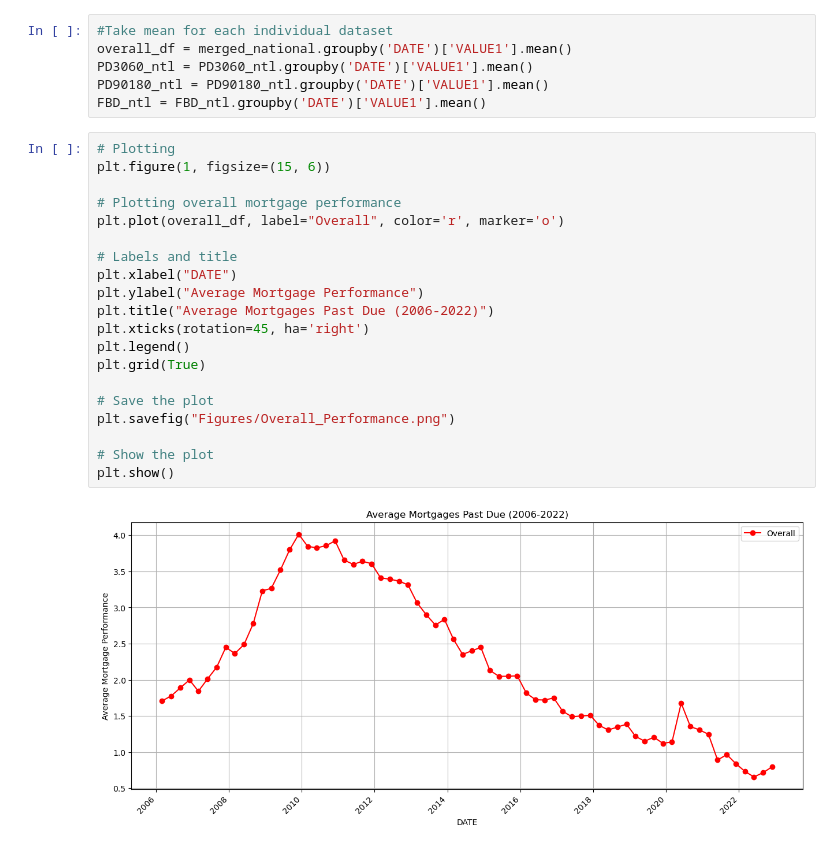
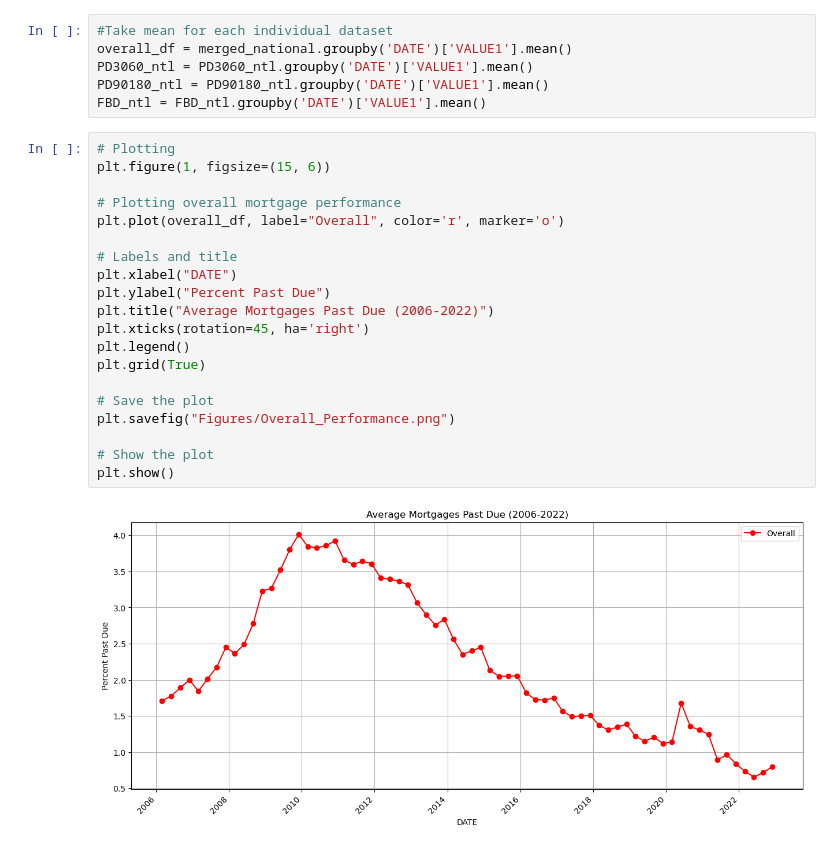
Before and after one commit to jaxontige/Data-Analytics-Project-1, a Jupyter notebook: Analysis/MortgagePerformance.ipynb, the cells around one changed output. Saved outputs shown, nothing was run; the diff lists cells and outputs as text.

```diff
--- a/Analysis/MortgagePerformance.ipynb
+++ b/Analysis/MortgagePerformance.ipynb
@@ -71,25 +71,25 @@ FBD_ntl = FBD_ntl.groupby('DATE')['VALUE1'].mean()
 # %%
 # Plotting
 plt.figure(1, figsize=(15, 6))
 
 # Plotting overall mortgage performance
 plt.plot(overall_df, label="Overall", color='r', marker='o')
 
 # Labels and title
 plt.xlabel("DATE")
-plt.ylabel("Average Mortgage Performance")
+plt.ylabel("Percent Past Due")
 plt.title("Average Mortgages Past Due (2006-2022)")
 plt.xticks(rotation=45, ha='right')
 plt.legend()
 plt.grid(True)
 
 # Save the plot
 plt.savefig("Figures/Overall_Performance.png")
 
 # Show the plot
 plt.show()
 # %% [output]
-[figure, old version]
+[figure, new version]
 # %%
 # Plotting
 plt.figure(2, figsize=(15, 6))
```
Also changed, not shown: parts of 1 cell of this notebook, 2 other files.
